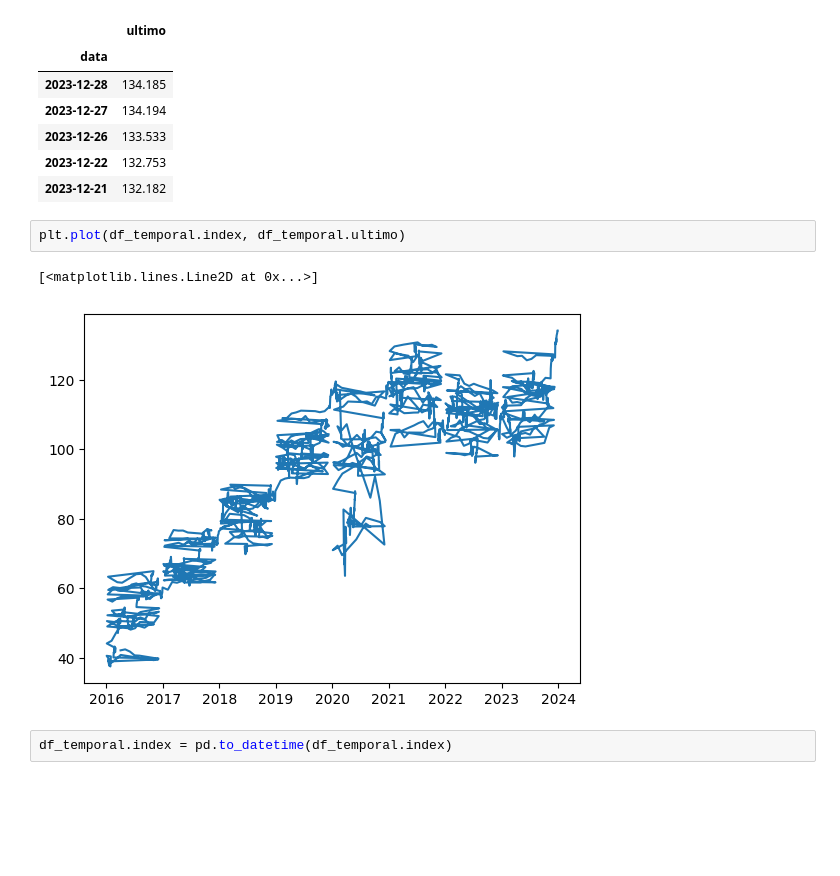
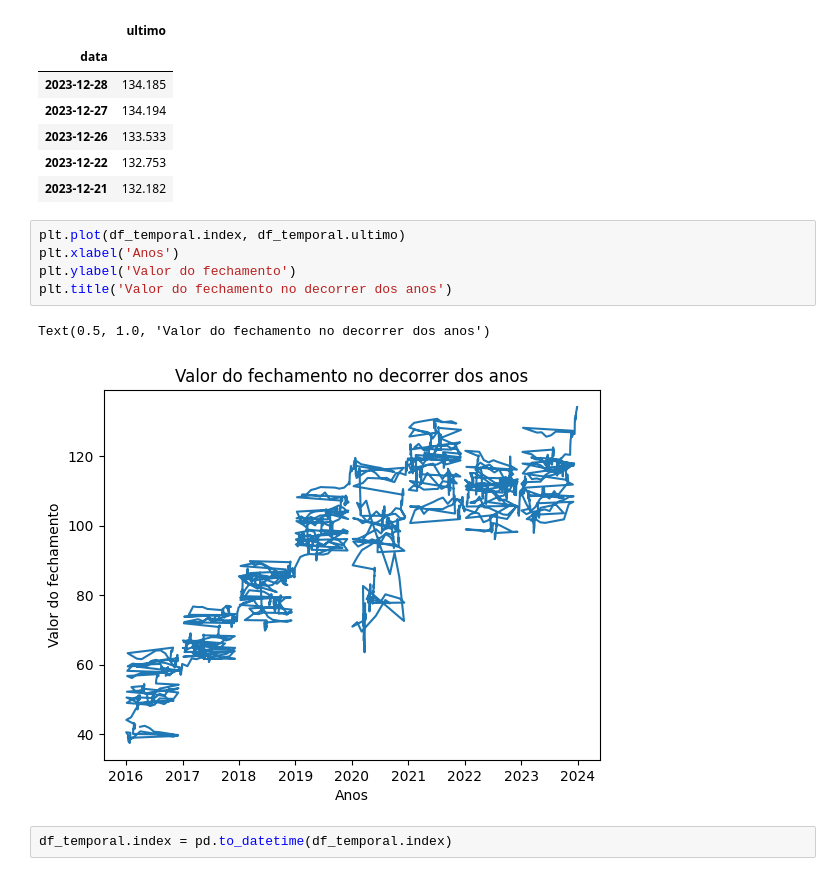
Before and after one commit to thaynnaraluciano/techChallenge2, a Jupyter notebook: TechChallenge_8anos.ipynb, the cells around one changed output. Cells and saved outputs as stored; diff of their text form; blank space fills up the shorter version.

```diff
--- a/TechChallenge_8anos.ipynb
+++ b/TechChallenge_8anos.ipynb
@@ -276,11 +278,14 @@ df_temporal.head()
 | 2023-12-26 | 133.533 |
 | 2023-12-22 | 132.753 |
 | 2023-12-21 | 132.182 |
-# %%
-plt.plot(df_temporal.index, df_temporal.ultimo)
-# %% [output]
-[<matplotlib.lines.Line2D at 0x...>]
-[figure, removed]
+# %%
+plt.plot(df_temporal.index, df_temporal.ultimo)
+plt.xlabel('Anos')
+plt.ylabel('Valor do fechamento')
+plt.title('Valor do fechamento no decorrer dos anos')
+# %% [output]
+Text(0.5, 1.0, 'Valor do fechamento no decorrer dos anos')
+[figure, added]
 # %%
 df_temporal.index = pd.to_datetime(df_temporal.index)
 # %%
```
Also changed, not shown: parts of 40 cells of this notebook.
